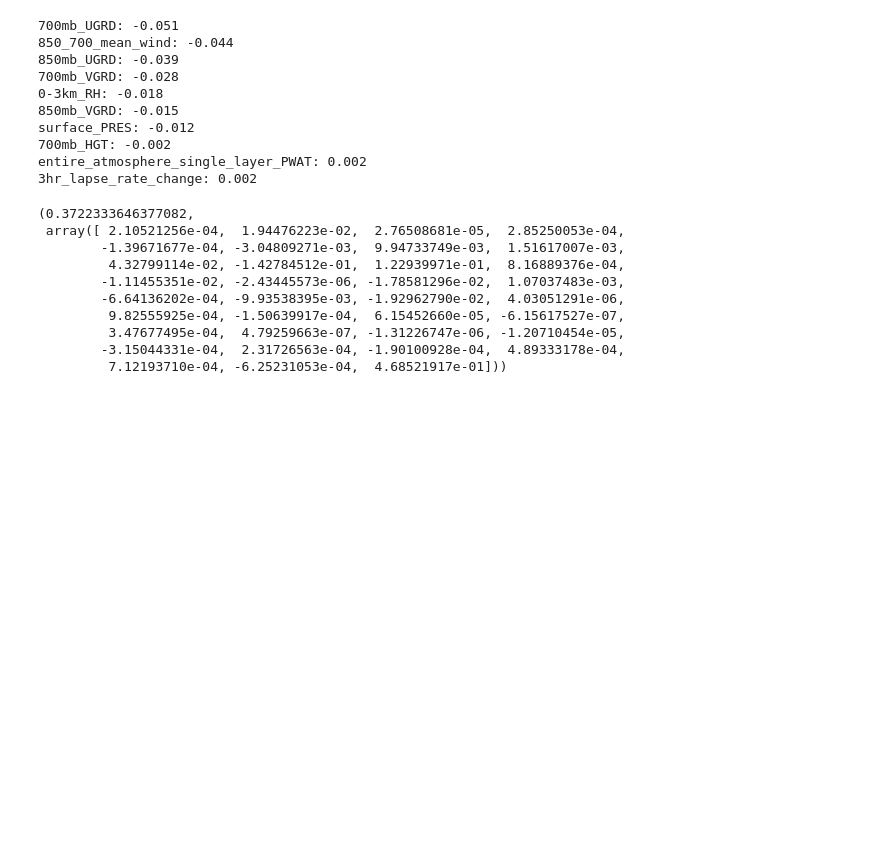
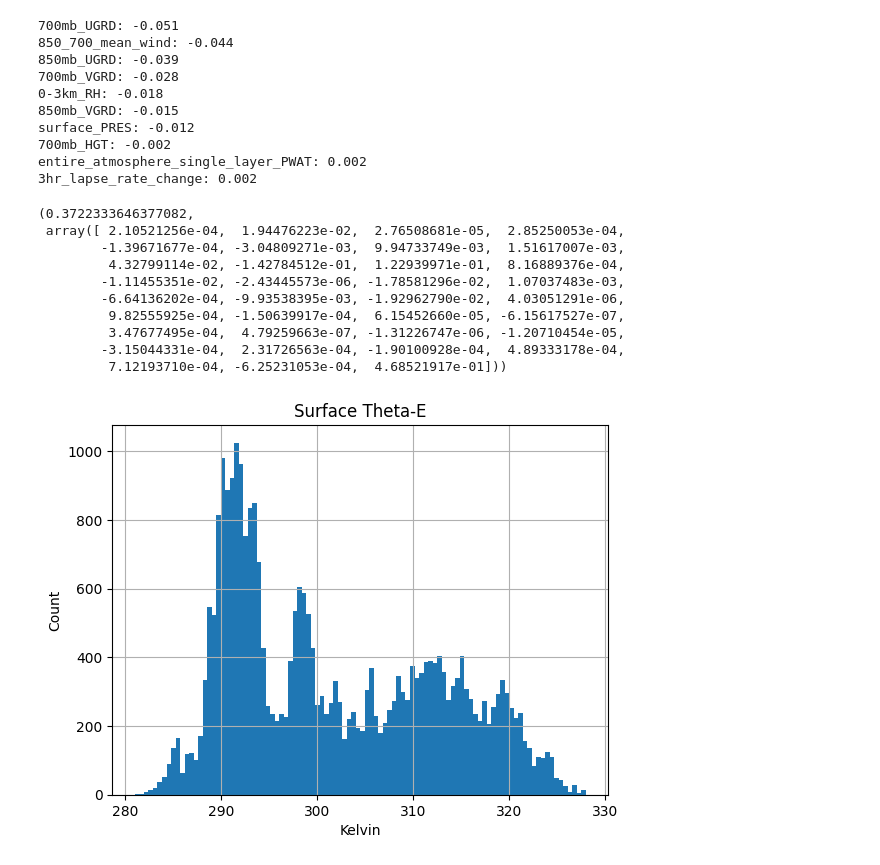
Before and after one commit to leharris3/piml-qpe, a Jupyter notebook: 12-26-25-add-categorical-labels.ipynb, the cells around one changed output. Saved outputs shown, nothing was run; the diff lists cells and outputs as text; code cells hidden in the pictures; blank space fills up the shorter version.

Commit message:
bias/uncrty visualizations

```diff
--- a/12-26-25-add-categorical-labels.ipynb
+++ b/12-26-25-add-categorical-labels.ipynb
@@ -220,3 +248,15 @@ reg.score(X, y), reg.coef_
          3.47677495e-04,  4.79259663e-07, -1.31226747e-06, -1.20710454e-05,
         -3.15044331e-04,  2.31726563e-04, -1.90100928e-04,  4.89333178e-04,
          7.12193710e-04, -6.25231053e-04,  4.68521917e-01]))
+# %%
+surface_theta_e_arr = np.array(df_non_zero["surface_theta_e"])
+random.shuffle(surface_theta_e_arr)
+
+
+plt.xlabel("Kelvin")
+plt.ylabel("Count")
+plt.grid()
+plt.title("Surface Theta-E")
+plt.hist(surface_theta_e_arr[:30000], bins=100);
+# %% [output]
+[figure, added]
```
Also changed, not shown: parts of 13 cells of this notebook.
